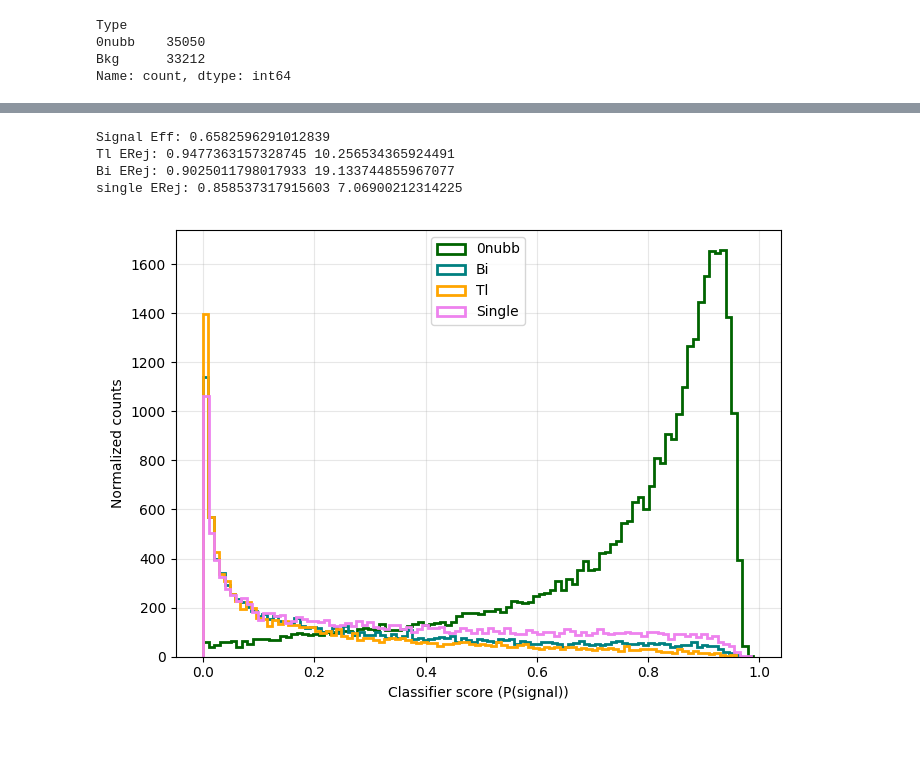
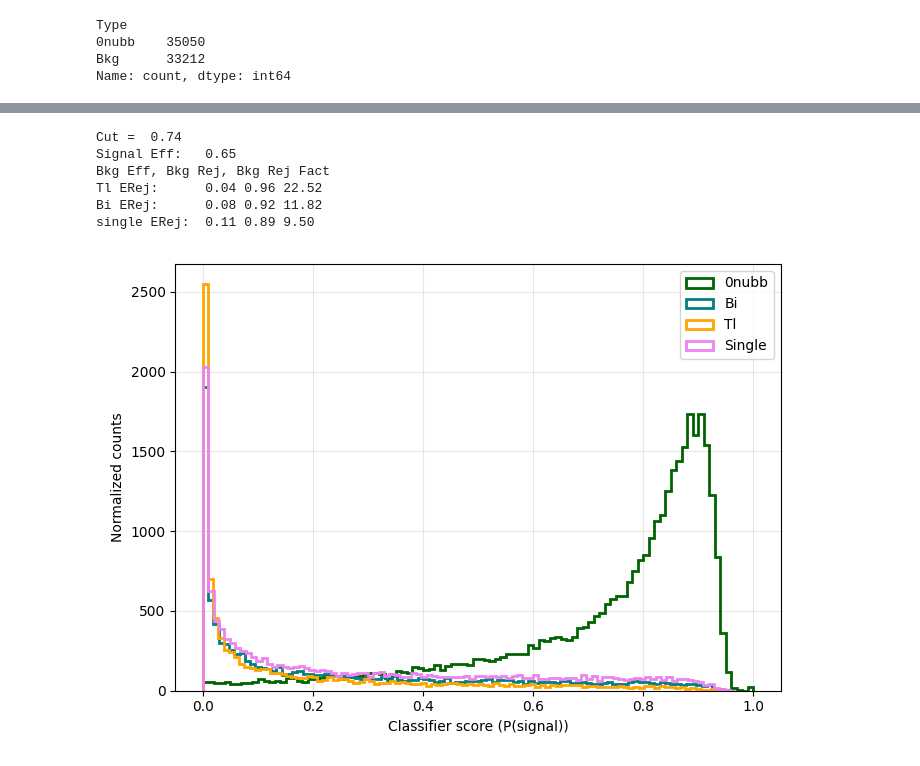
Before and after one commit to kvjmistry/ATPC, a Jupyter notebook: notebooks/ML_GNN.ipynb, the cells around one changed output, grey strips where cells are left out. Cells and saved outputs as stored; diff of their text form; code cells hidden in the pictures.

```diff
--- a/notebooks/ML_GNN.ipynb
+++ b/notebooks/ML_GNN.ipynb
@@ -74,7 +74,7 @@ Bkg_meta["Type"] = "Bkg"
 display(Bkg_meta)
 
 df = pd.concat([nubb_meta, Bkg_meta])
-df = df.drop(columns=['x', 'y', 'z'])
+df = df.drop(columns=['x_smear', 'y_smear', 'z_smear'])
 
 
 # ----------------------------------------------------------------------------------------------------
@@ -317,12 +333,9 @@ df_merged['label_cat'] = (
       .str.replace(r'^Delta\d+$', 'Delta', regex=True)
       .str.replace(r'^BremDelta\d+$', 'BremDelta', regex=True)
 )
+
 df_merged['label_cat'] = df_merged['label_cat'].astype('category')
-
-df_merged['label_cat'] = df_merged['label_cat'].cat.set_categories(
-    ['Primary', 'Delta', 'Brem', 'BremDelta'],
-    ordered=False
-)
+df_merged['label_cat'] = df_merged['label_cat'].cat.set_categories(['Primary', 'Delta', 'Brem', 'BremDelta'],ordered=False )
 
 # Integer encoding for training
 df_merged['label_id'] = df_merged['label_cat'].cat.codes
@@ -583,7 +637,7 @@ class GATNetEdge(torch.nn.Module):
         x = self.lin(x)
         return x
 
-class TransformerConv(torch.nn.Module):
+class EventTransformerConv(torch.nn.Module):
     def __init__(self, hidden_channels, num_classes, num_node_features, edge_dim):
         super().__init__()
         self.conv1 = TransformerConv(num_node_features, hidden_channels, edge_dim=edge_dim)
@@ -591,7 +645,9 @@ class TransformerConv(torch.nn.Module):
         self.conv3 = TransformerConv(hidden_channels, hidden_channels, edge_dim=edge_dim)
         self.lin = Linear(hidden_channels, num_classes)
 
-    def forward(self, x, edge_index, edge_attr, batch):
+    def forward(self, data):
+        x, edge_index, batch = data.x, data.edge_index, data.batch
+        edge_attr = getattr(data, 'edge_attr', None)
         x = F.relu(self.conv1(x, edge_index, edge_attr))
         x = F.relu(self.conv2(x, edge_index, edge_attr))
         x = self.conv3(x, edge_index, edge_attr)
@@ -604,8 +660,12 @@ def accuracy_from_logits(logits, y_true):
     preds = logits.argmax(dim=1)
     return (preds == y_true).float().mean().item()
 
-# model = GATNet(hidden_channels=64, num_classes=2, num_node_features = 8).to(device)
-model = GATNetEdge(hidden_channels=64, num_classes=2, edge_dim=4, num_node_features = 9).to(device)
+
+# Define your ML models here
+# model = GATNetEdge(hidden_channels=64, num_classes=2, edge_dim=2, num_node_features = 5).to(device) # GAT + Edge Features
+model = EventTransformerConv(hidden_channels=64, num_classes=2, num_node_features=5, edge_dim=2).to(device) # Transformer model
+
+
 optimizer = torch.optim.Adam(model.parameters(), lr=1e-3)
 
 criterion = nn.CrossEntropyLoss(
@@ -616,7 +676,7 @@ train_loss_hist = []
 val_loss_hist = []
 val_acc_hist = []
 
-for epoch in range(100):
+for epoch in range(20):
 
     # -------- training --------
     # Put the model in training mode, gradients will be computed
@@ -853,40 +915,50 @@ display(df_scores_merged)
 # %%
 def CalcEfficiency(df, label, cut):
     num = len(df[ (df.subType == label) & (df.y_score > cut)])
     den = len(df[ (df.subType == label)])
     return num/den
 
 cut = 0.74
 
-print("Signal Eff:",    CalcEfficiency(df_scores_merged, "0nubb",  cut))
-print("Tl ERej:",     1-CalcEfficiency(df_scores_merged, "Tl",     cut), 1/CalcEfficiency(df_scores_merged, "Bi",     cut))
-print("Bi ERej:",     1-CalcEfficiency(df_scores_merged, "Bi",     cut), 1/CalcEfficiency(df_scores_merged, "Tl",     cut))
-print("single ERej:", 1-CalcEfficiency(df_scores_merged, "single", cut), 1/CalcEfficiency(df_scores_merged, "single", cut))
+print("Cut = ", cut)
+print(f"Signal Eff:   {CalcEfficiency(df_scores_merged, '0nubb', cut):.2f}")
+
+print("Bkg Eff, Bkg Rej, Bkg Rej Fact")
+tl_eff = CalcEfficiency(df_scores_merged, "Tl", cut)
+print(f"Tl ERej:      {tl_eff:.2f} {1-tl_eff:.2f} {1/tl_eff:.2f}")
+
+bi_eff = CalcEfficiency(df_scores_merged, "Bi", cut)
+print(f"Bi ERej:      {bi_eff:.2f} {1-bi_eff:.2f} {1/bi_eff:.2f}")
+
+s_eff = CalcEfficiency(df_scores_merged, "single", cut)
+print(f"single ERej:  {s_eff:.2f} {1-s_eff:.2f} {1/s_eff:.2f}")
 
 plt.figure(figsize=(7,5))
 
 bins = 100
 
 plt.hist(df_scores_merged[ (df_scores_merged.subType == "0nubb")].y_score,bins=bins,density=False,histtype='step',linewidth=2,label='0nubb', color = "darkgreen");
 plt.hist(df_scores_merged[ (df_scores_merged.subType == "Bi")].y_score,bins=bins,density=False,histtype='step',linewidth=2,label='Bi', color = "Teal");
 plt.hist(df_scores_merged[ (df_scores_merged.subType == "Tl")].y_score,bins=bins,density=False,histtype='step',linewidth=2,label='Tl', color = "Orange");
 plt.hist(df_scores_merged[ (df_scores_merged.subType == "single")].y_score,bins=bins,density=False,histtype='step',linewidth=2,label='Single', color = "violet");
 
 
 plt.xlabel("Classifier score (P(signal))")
 plt.ylabel("Normalized counts")
 plt.legend()
 plt.grid(alpha=0.3)
 
 # plt.semilogy()
 plt.tight_layout()
 plt.show()
 # %% [output]
-Signal Eff: 0.6582596291012839
-Tl ERej: 0.9477363157328745 10.256534365924491
-Bi ERej: 0.9025011798017933 19.133744855967077
-single ERej: 0.858537317915603 7.06900212314225
+Cut =  0.74
+Signal Eff:   0.65
+Bkg Eff, Bkg Rej, Bkg Rej Fact
+Tl ERej:      0.04 0.96 22.52
+Bi ERej:      0.08 0.92 11.82
+single ERej:  0.11 0.89 9.50
-[figure, old version]
+[figure, new version]
 # %%
 df_out = df_scores_merged.copy()
 df_out['subType'] = df_out['subType'].replace({'0nubb': 'ATPC_0nubb', 'Bi': 'ATPC_Bi_ion', 'Tl': 'ATPC_Tl_ion', 'single': 'ATPC_single'})
```
Also changed, not shown: parts of 18 cells of this notebook, 1 other file.
